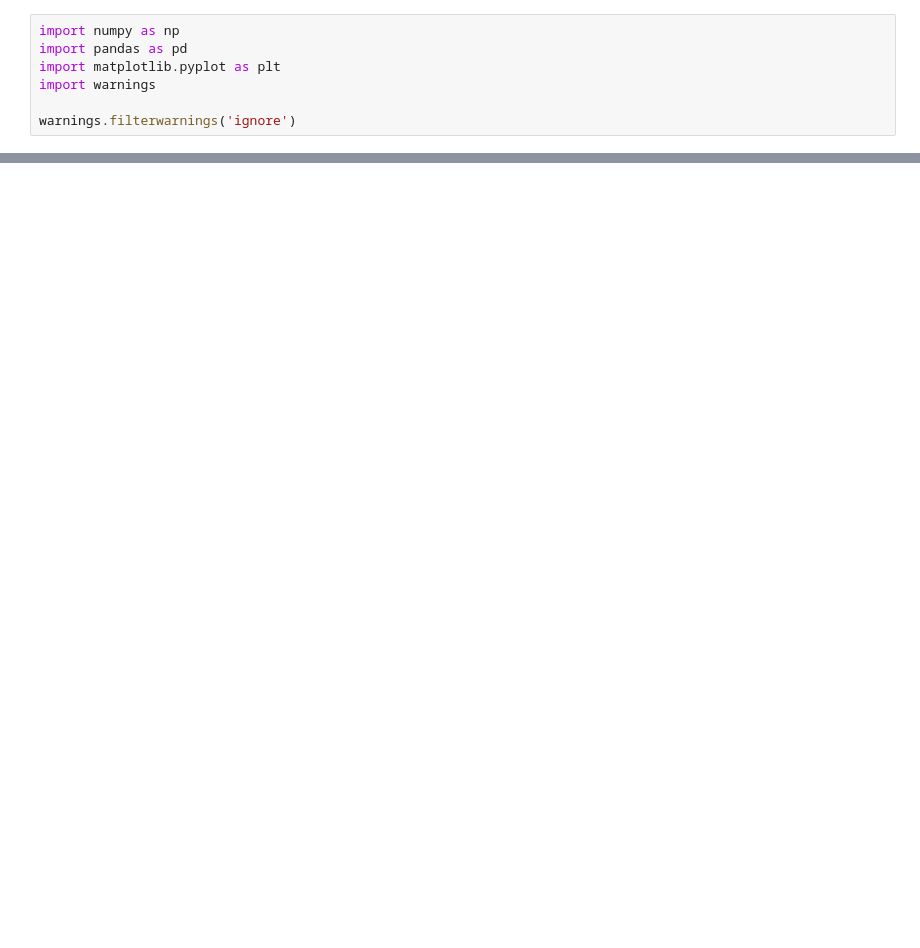
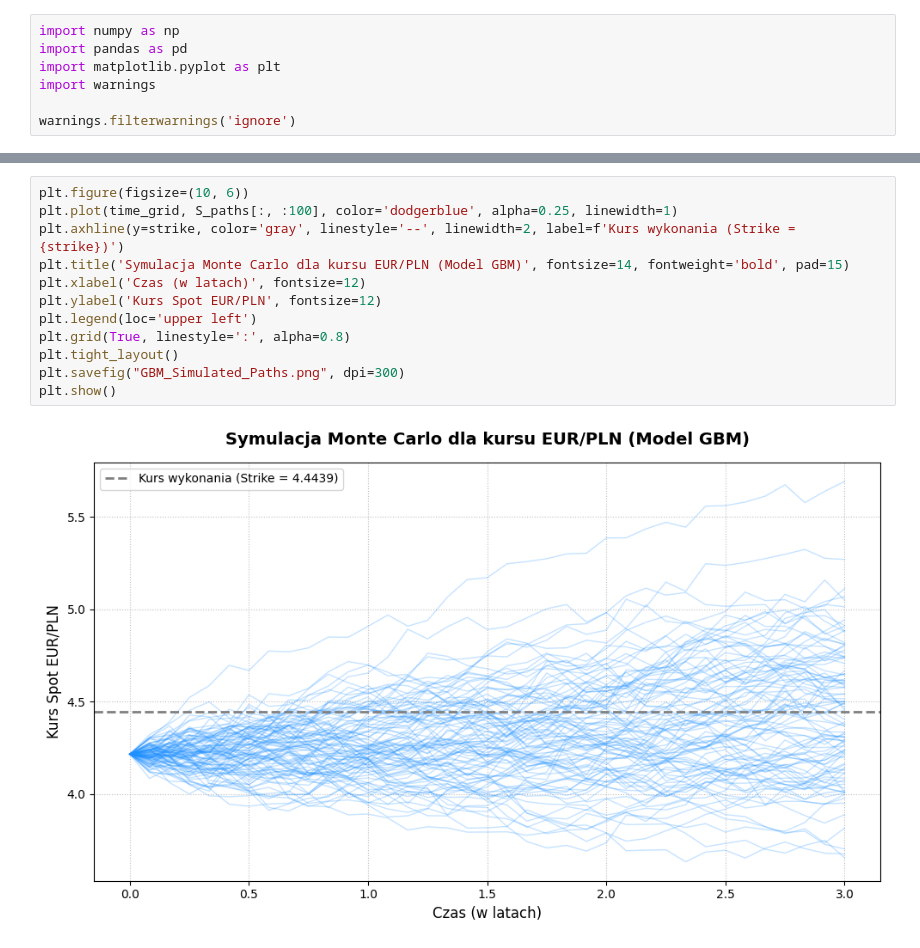
Before and after one commit to KGolis/ProjektIF, a Jupyter notebook: Expected_Exposure.ipynb, the cells around one changed output, grey strips where cells are left out. Saved outputs shown, nothing was run; the diff lists cells and outputs as text; blank space fills up the shorter version.

```diff
--- a/Expected_Exposure.ipynb
+++ b/Expected_Exposure.ipynb
@@ -53,4 +49,18 @@ EE_profile = np.mean(exposure, axis=1)
 PFE_95 = np.percentile(exposure, 95, axis=1)
 # %% [output]
 Obliczona z danych ze Stooq zmienność roczna (sigma): 4.38%
+# %%
+plt.figure(figsize=(10, 6))
+plt.plot(time_grid, S_paths[:, :100], color='dodgerblue', alpha=0.25, linewidth=1)
+plt.axhline(y=strike, color='gray', linestyle='--', linewidth=2, label=f'Kurs wykonania (Strike = {strike})')
+plt.title('Symulacja Monte Carlo dla kursu EUR/PLN (Model GBM)', fontsize=14, fontweight='bold', pad=15)
+plt.xlabel('Czas (w latach)', fontsize=12)
+plt.ylabel('Kurs Spot EUR/PLN', fontsize=12)
+plt.legend(loc='upper left')
+plt.grid(True, linestyle=':', alpha=0.8)
+plt.tight_layout()
+plt.savefig("GBM_Simulated_Paths.png", dpi=300)
+plt.show()
+# %% [output]
+[figure, added]
 # %%
```
Also changed, not shown: parts of 4 cells of this notebook.
